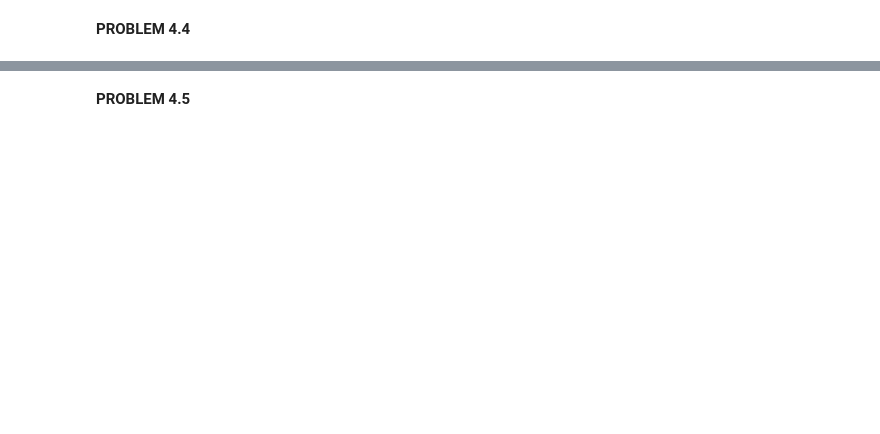
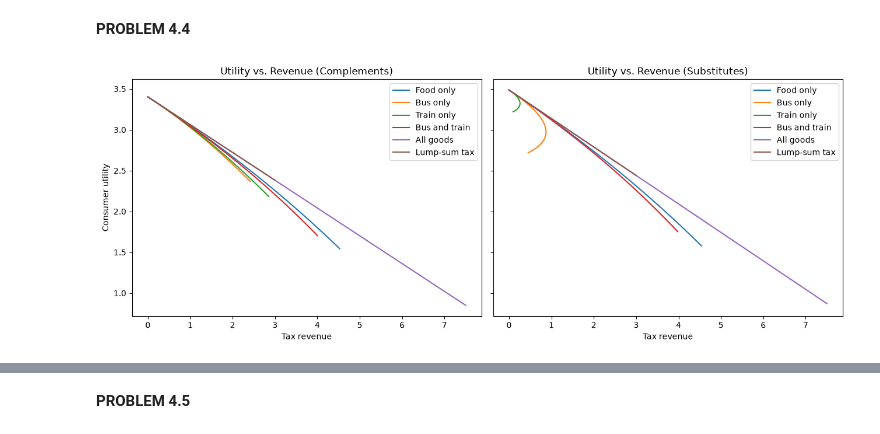
Before and after one commit to NumEconCopenhagen/projects-2024-group67, a Jupyter notebook: modelproject/model_project_afl2.ipynb, the cells around one changed output, grey strips where cells are left out. Cells and saved outputs as stored; diff of their text form; code cells hidden in the pictures; blank space fills up the shorter version.

```diff
--- a/modelproject/model_project_afl2.ipynb
+++ b/modelproject/model_project_afl2.ipynb
@@ -547,2 +693,96 @@ Based on the results, ftol = 1e-8 appears to provide a good balance between accu
 # %% [markdown]
 **PROBLEM 4.4**
+# %%
+# a. tax rates and lump-sum taxes
+
+tau_grid = np.linspace(0, 3, 101)
+T_grid = np.linspace(0, 3, 101)
+
+# b. tax instruments
+
+taxes = {
+    'Food only': (1,),
+    'Bus only': (2,),
+    'Train only': (3,),
+    'Bus and train': (2,3),
+    'All goods': (1,2,3)
+}
+
+
+# c. function for calculating revenue and utility curves
+
+def utility_revenue_curves(model):
+
+    results = {}
+
+    # i. product taxes
+    for name, goods in taxes.items():
+
+        R_vec = np.empty(len(tau_grid))
+        u_vec = np.empty(len(tau_grid))
+
+        for i, tau in enumerate(tau_grid):
+            R_vec[i], u_vec[i] = model.revenue_and_utility(
+                tau,
+                goods=goods
+            )
+
+        results[name] = (R_vec, u_vec)
+
+    # ii. lump-sum tax
+    R_lump = np.empty(len(T_grid))
+    u_lump = np.empty(len(T_grid))
+
+    for i, T in enumerate(T_grid):
+        R_lump[i], u_lump[i] = model.revenue_and_utility_lump_sum(T)
+
+    results['Lump-sum tax'] = (R_lump, u_lump)
+
+    return results
+
+
+# d. calculate curves for both calibrations
+
+curves_comp = utility_revenue_curves(gov_comp)
+curves_sub = utility_revenue_curves(gov_sub)
+
+
+# e. plot utility against revenue
+
+fig, ax = plt.subplots(1, 2, figsize=(13, 5), sharey=True)
+
+for name in curves_comp.keys():
+
+    R_comp, u_comp = curves_comp[name]
+    R_sub, u_sub = curves_sub[name]
+
+    ax[0].plot(
+        R_comp,
+        u_comp,
+        label=name
+    )
+
+    ax[1].plot(
+        R_sub,
+        u_sub,
+        label=name
+    )
+
+
+# Complements
+ax[0].set_title('Utility vs. Revenue (Complements)')
+ax[0].set_xlabel('Tax revenue')
+ax[0].set_ylabel('Consumer utility')
+ax[0].legend()
+
+
+# Substitutes
+ax[1].set_title('Utility vs. Revenue (Substitutes)')
+ax[1].set_xlabel('Tax revenue')
+ax[1].legend()
+
+
+plt.tight_layout()
+plt.show()
+# %% [output]
+[figure, added]
```
Also changed, not shown: parts of 7 cells of this notebook.
